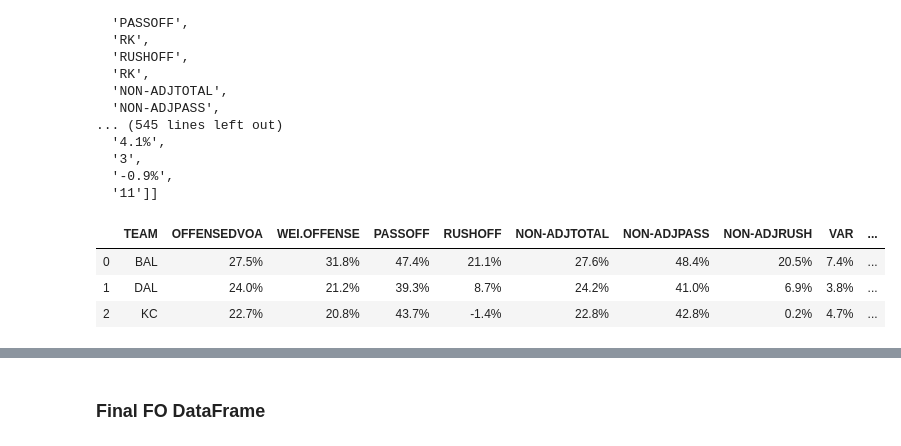
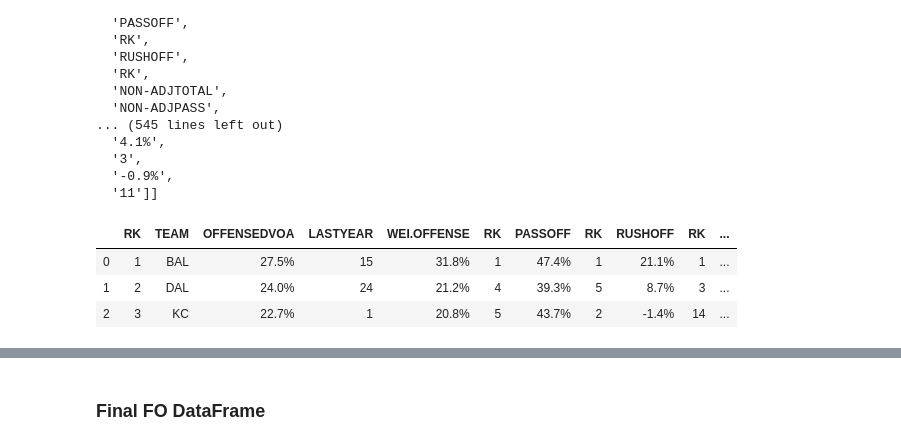
Before and after one commit to lemaster1/CapstoneFantasyFootball, a Jupyter notebook: fantasyfootball-Copy1.ipynb, the cells around one changed output, grey strips where cells are left out. Drawn from its saved outputs; the diff is of its cells as text; code cells hidden in the pictures.

```diff
--- a/fantasyfootball-Copy1.ipynb
+++ b/fantasyfootball-Copy1.ipynb
@@ -297,10 +291,10 @@ full_table
   '11']]
 # %%
 df_FO = pd.DataFrame(full_table[1:], columns=full_table[0])
-df_FO.drop(columns=['LASTYEAR', 'RK'], inplace=True)
+columns = df_FO.columns
 df_FO.head(3)
 # %% [output]
-|  | TEAM | OFFENSEDVOA | WEI.OFFENSE | PASSOFF | RUSHOFF | NON-ADJTOTAL | NON-ADJPASS | NON-ADJRUSH | VAR | ... |
-| 0 | BAL | 27.5% | 31.8% | 47.4% | 21.1% | 27.6% | 48.4% | 20.5% | 7.4% | ... |
-| 1 | DAL | 24.0% | 21.2% | 39.3% | 8.7% | 24.2% | 41.0% | 6.9% | 3.8% | ... |
-| 2 | KC | 22.7% | 20.8% | 43.7% | -1.4% | 22.8% | 42.8% | 0.2% | 4.7% | ... |
+|  | RK | TEAM | OFFENSEDVOA | LASTYEAR | WEI.OFFENSE | RK | PASSOFF | RK | RUSHOFF | RK | ... |
+| 0 | 1 | BAL | 27.5% | 15 | 31.8% | 1 | 47.4% | 1 | 21.1% | 1 | ... |
+| 1 | 2 | DAL | 24.0% | 24 | 21.2% | 4 | 39.3% | 5 | 8.7% | 3 | ... |
+| 2 | 3 | KC | 22.7% | 1 | 20.8% | 5 | 43.7% | 2 | -1.4% | 14 | ... |
```
Also changed, not shown: parts of 76 cells of this notebook, 1 other file.
